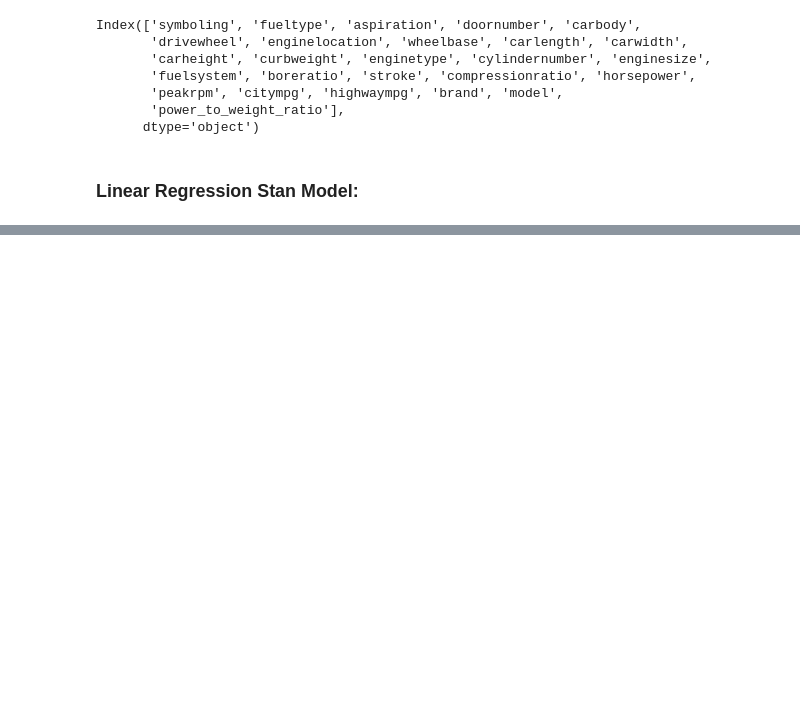
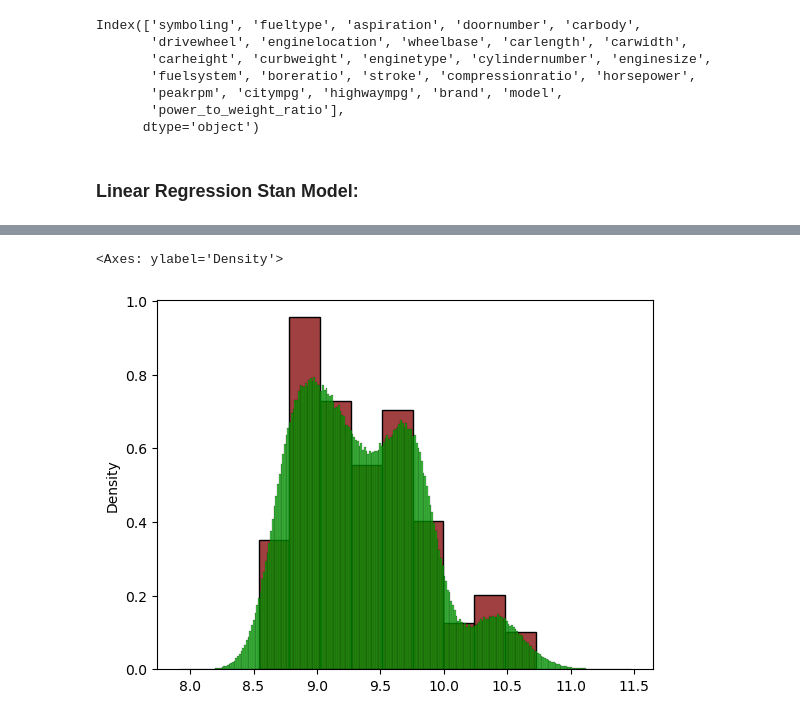
Before and after one commit to nataliecar/cognitive-modeling, a Jupyter notebook: project/project.ipynb, the cells around one changed output, grey strips where cells are left out. Saved outputs shown, nothing was run; the diff lists cells and outputs as text; code cells hidden in the pictures; blank space fills up the shorter version.

Commit message:
project-marginal check histplots

```diff
--- a/project/project.ipynb
+++ b/project/project.ipynb
@@ -233,0 +234,7 @@ plt.tight_layout()
+# %%
+# Marginal Check (Generative)
+sns.histplot(y_train, color='maroon', stat='density')
+sns.histplot(regression_results.iloc[:, 35:199].values.flatten(), stat='density', color='#00AA00')
+# %% [output]
+<Axes: ylabel='Density'>
+[figure, added]
```
Also changed, not shown: parts of 8 cells of this notebook.
